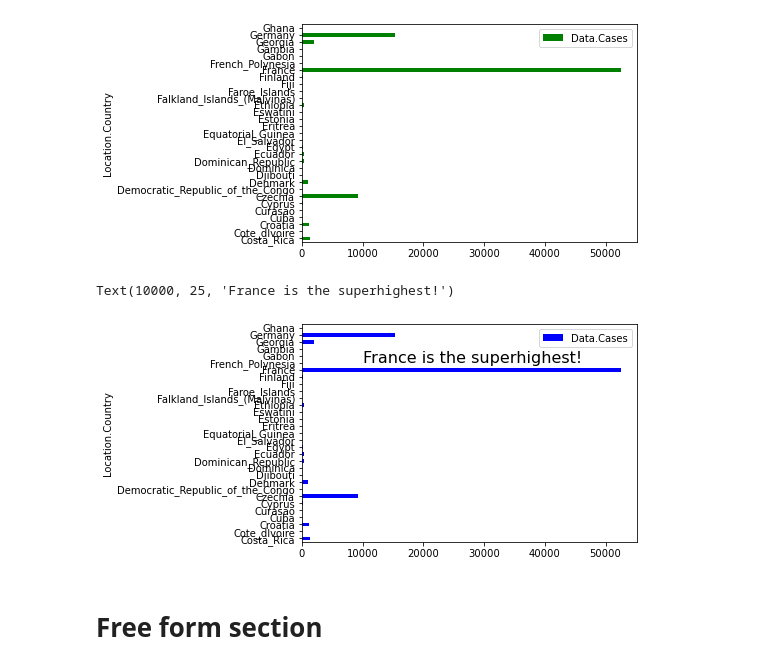
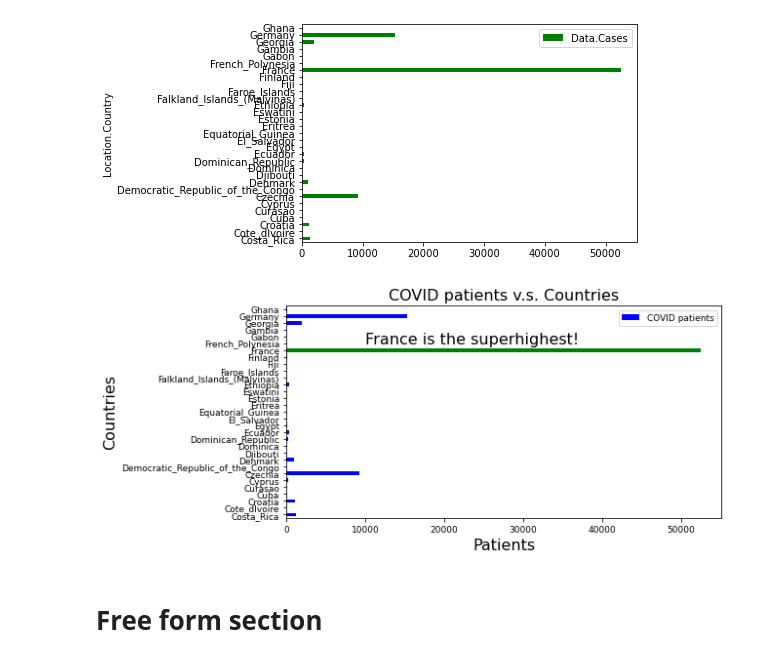
Before and after one commit to ollill0823/002.UCLA_extension_csx4501, a Jupyter notebook: W003/Assignment/Assignment03_Chen Wang.ipynb, the cells around one changed output. Cells and saved outputs as stored; diff of their text form; code cells hidden in the pictures.

```diff
--- a/W003/Assignment/Assignment03_Chen Wang.ipynb
+++ b/W003/Assignment/Assignment03_Chen Wang.ipynb
@@ -200,13 +200,31 @@ covid_df.loc[53000:53030,['Data.Cases','Location.Country']].plot(kind='barh',col
 # %%
 # Re-do the plot from the previous cell
 # and change at least two aesthetic elements (colors, labels, titles, ...)
-import matplotlib.pyplot as picture
+import matplotlib.pyplot as plt
 
-covid_df.loc[53000:53030,['Data.Cases','Location.Country']].plot(kind='barh',color='blue',x='Location.Country')
-picture.text(10000,25,'France is the superhighest!',fontsize=16)
+plt.rcParams['font.size'] = '9'
+
+barcolor=[]
+for i in covid_df.loc[53000:53030].index:
+    if covid_df.loc[i,'Location.Country'] in ['France']:
+        barcolor.append('green')
+    else:
+        barcolor.append('blue')
+
+ax=covid_df.loc[53000:53030].plot(kind='barh',
+                                  color=barcolor,
+                                  x='Location.Country',
+                                  y='Data.Cases',
+                                  figsize=(8,4))
+plt.text(10000,25,'France is the superhighest!',fontsize=16)
+ax.legend(['COVID patients'])
+ax.set_title('COVID patients v.s. Countries',fontsize=16)
+ax.set_xlabel('Patients',fontsize=16)
+ax.set_ylabel('Countries',fontsize=16)
+
+ax.figure.savefig('COVID patients v.s. Countries.png')
 # %% [output]
-Text(10000, 25, 'France is the superhighest!')
-[figure, old version]
+[figure, new version]
 # %% [markdown]
 # Free form section
 # %% [markdown]
```
Also changed, not shown: parts of 2 cells of this notebook, 1 other file.
